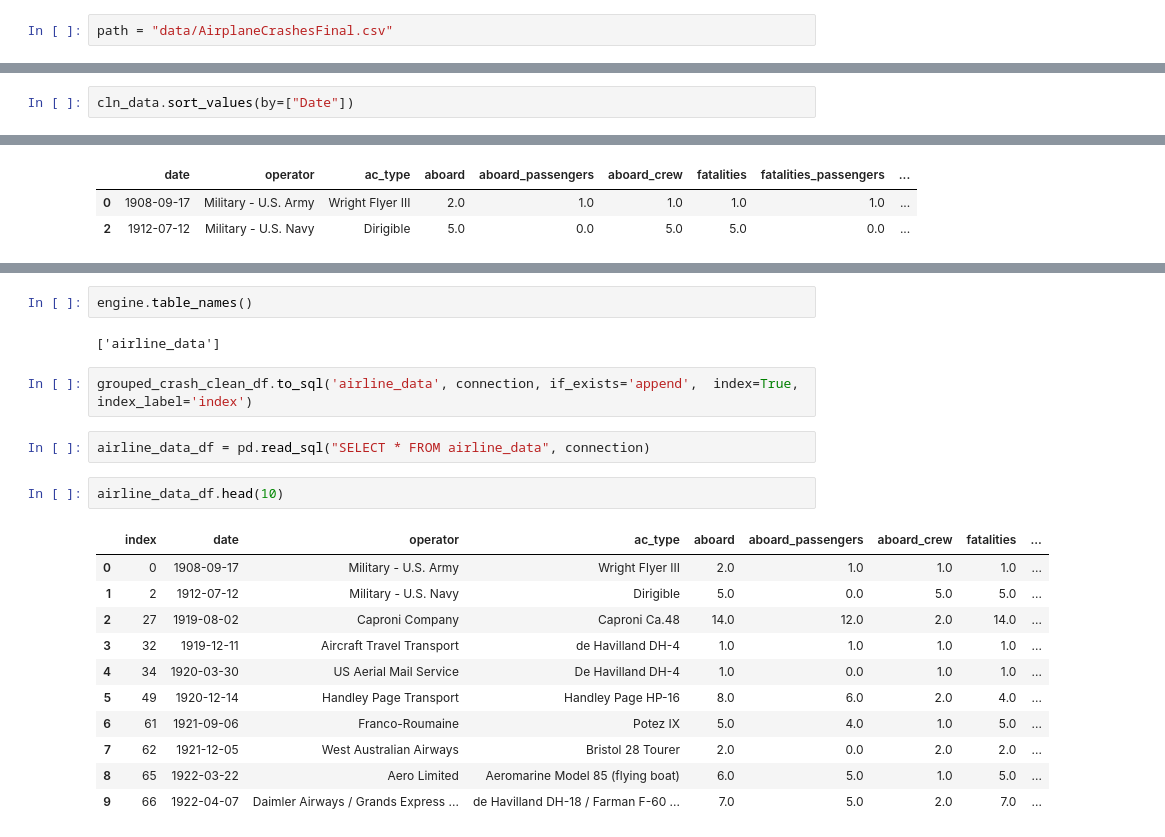
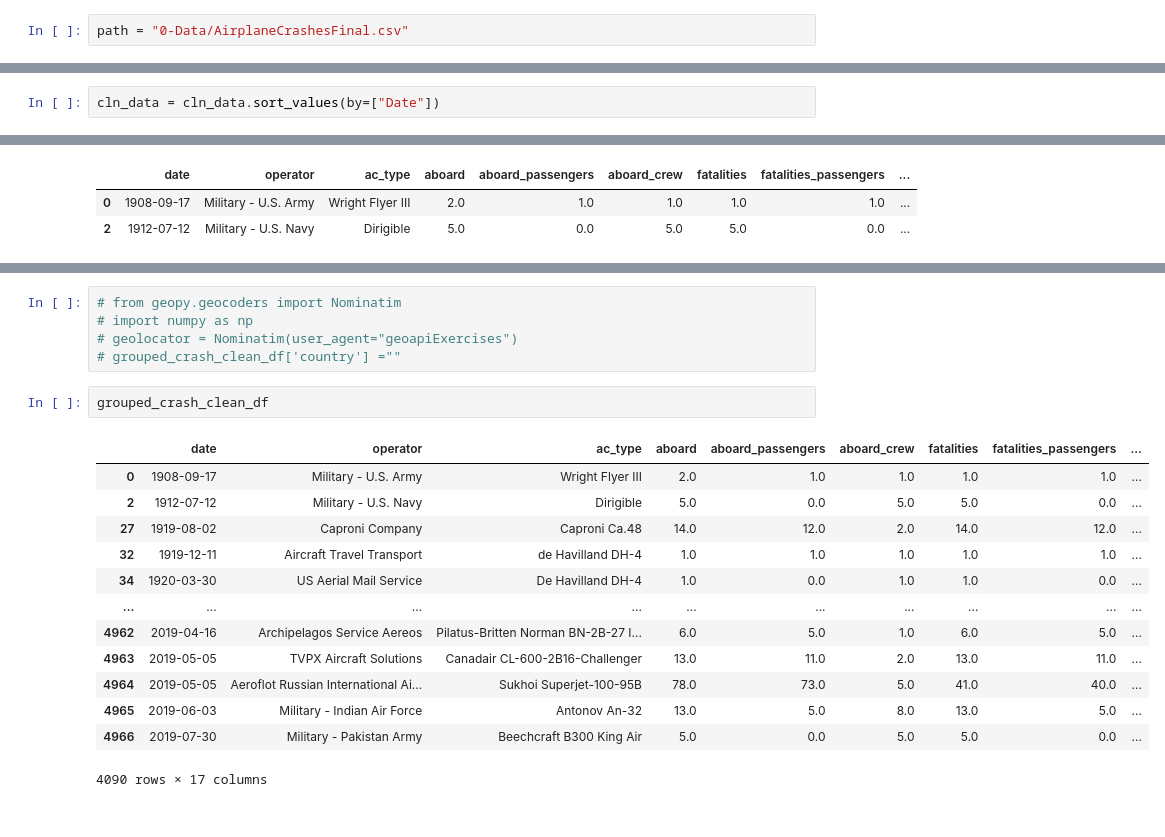
Before and after one commit to daysthroughcode/DAB-Project-2, a Jupyter notebook: cleaning.ipynb, the cells around one changed output, grey strips where cells are left out. Cells and saved outputs as stored; diff of their text form.

```diff
--- a/2-python/cleaning.ipynb
+++ b/cleaning.ipynb
@@ -6,5 +4,5 @@ from config import pg_pwd
 # %%
-path = "data/AirplaneCrashesFinal.csv"
+path = "0-Data/AirplaneCrashesFinal.csv"
 # %%
 aircraft_data = pd.read_csv(path)
 # %%
@@ -60,4 +58,4 @@ cln_data.head(5)
 | 32 | 32 | 1919-12-11 | Aircraft Travel Transport | Paris - Hounslow | de Havilland DH-4 | 1.0 | 1.0 | 1.0 | 1.0 | ... |
 | 34 | 34 | 1920-03-30 | US Aerial Mail Service | Washington - Newark | De Havilland DH-4 | 1.0 | 0.0 | 1.0 | 1.0 | ... |
 # %%
-cln_data.sort_values(by=["Date"])
+cln_data = cln_data.sort_values(by=["Date"])
@@ -271,22 +250,21 @@ connection = engine.connect()
-# %%
-engine.table_names()
-# %% [output]
-['airline_data']
-# %%
-grouped_crash_clean_df.to_sql('airline_data', connection, if_exists='append',  index=True, index_label='index')
-# %%
-airline_data_df = pd.read_sql("SELECT * FROM airline_data", connection)
-# %%
-airline_data_df.head(10)
-# %% [output]
-|  | index | date | operator | ac_type | aboard | aboard_passengers | aboard_crew | fatalities | ... |
-| 0 | 0 | 1908-09-17 | Military - U.S. Army | Wright Flyer III | 2.0 | 1.0 | 1.0 | 1.0 | ... |
-| 1 | 2 | 1912-07-12 | Military - U.S. Navy | Dirigible | 5.0 | 0.0 | 5.0 | 5.0 | ... |
-| 2 | 27 | 1919-08-02 | Caproni Company | Caproni Ca.48 | 14.0 | 12.0 | 2.0 | 14.0 | ... |
-| 3 | 32 | 1919-12-11 | Aircraft Travel Transport | de Havilland DH-4 | 1.0 | 1.0 | 1.0 | 1.0 | ... |
-| 4 | 34 | 1920-03-30 | US Aerial Mail Service | De Havilland DH-4 | 1.0 | 0.0 | 1.0 | 1.0 | ... |
-| 5 | 49 | 1920-12-14 | Handley Page Transport | Handley Page HP-16 | 8.0 | 6.0 | 2.0 | 4.0 | ... |
-| 6 | 61 | 1921-09-06 | Franco-Roumaine | Potez IX | 5.0 | 4.0 | 1.0 | 5.0 | ... |
-| 7 | 62 | 1921-12-05 | West Australian Airways | Bristol 28 Tourer | 2.0 | 0.0 | 2.0 | 2.0 | ... |
-| 8 | 65 | 1922-03-22 | Aero Limited | Aeromarine Model 85 (flying boat) | 6.0 | 5.0 | 1.0 | 5.0 | ... |
-| 9 | 66 | 1922-04-07 | Daimler Airways / Grands Express ... | de Havilland DH-18 / Farman F-60 ... | 7.0 | 5.0 | 2.0 | 7.0 | ... |
+# %%
+# from geopy.geocoders import Nominatim
+# import numpy as np
+# geolocator = Nominatim(user_agent="geoapiExercises")
+# grouped_crash_clean_df['country'] =""
+# %%
+grouped_crash_clean_df
+# %% [output]
+|  | date | operator | ac_type | aboard | aboard_passengers | aboard_crew | fatalities | fatalities_passengers | ... |
+| 0 | 1908-09-17 | Military - U.S. Army | Wright Flyer III | 2.0 | 1.0 | 1.0 | 1.0 | 1.0 | ... |
+| 2 | 1912-07-12 | Military - U.S. Navy | Dirigible | 5.0 | 0.0 | 5.0 | 5.0 | 0.0 | ... |
+| 27 | 1919-08-02 | Caproni Company | Caproni Ca.48 | 14.0 | 12.0 | 2.0 | 14.0 | 12.0 | ... |
+| 32 | 1919-12-11 | Aircraft Travel Transport | de Havilland DH-4 | 1.0 | 1.0 | 1.0 | 1.0 | 1.0 | ... |
+| 34 | 1920-03-30 | US Aerial Mail Service | De Havilland DH-4 | 1.0 | 0.0 | 1.0 | 1.0 | 0.0 | ... |
+| ... | ... | ... | ... | ... | ... | ... | ... | ... | ... |
+| 4962 | 2019-04-16 | Archipelagos Service Aereos | Pilatus-Britten Norman BN-2B-27 I... | 6.0 | 5.0 | 1.0 | 6.0 | 5.0 | ... |
+| 4963 | 2019-05-05 | TVPX Aircraft Solutions | Canadair CL-600-2B16-Challenger | 13.0 | 11.0 | 2.0 | 13.0 | 11.0 | ... |
+| 4964 | 2019-05-05 | Aeroflot Russian International Ai... | Sukhoi Superjet-100-95B | 78.0 | 73.0 | 5.0 | 41.0 | 40.0 | ... |
+| 4965 | 2019-06-03 | Military - Indian Air Force | Antonov An-32 | 13.0 | 5.0 | 8.0 | 13.0 | 5.0 | ... |
+| 4966 | 2019-07-30 | Military - Pakistan Army | Beechcraft B300 King Air | 5.0 | 0.0 | 5.0 | 5.0 | 0.0 | ... |
+4090 rows × 17 columns
```
Also changed, not shown: parts of 9 cells of this notebook, 21 other files.
